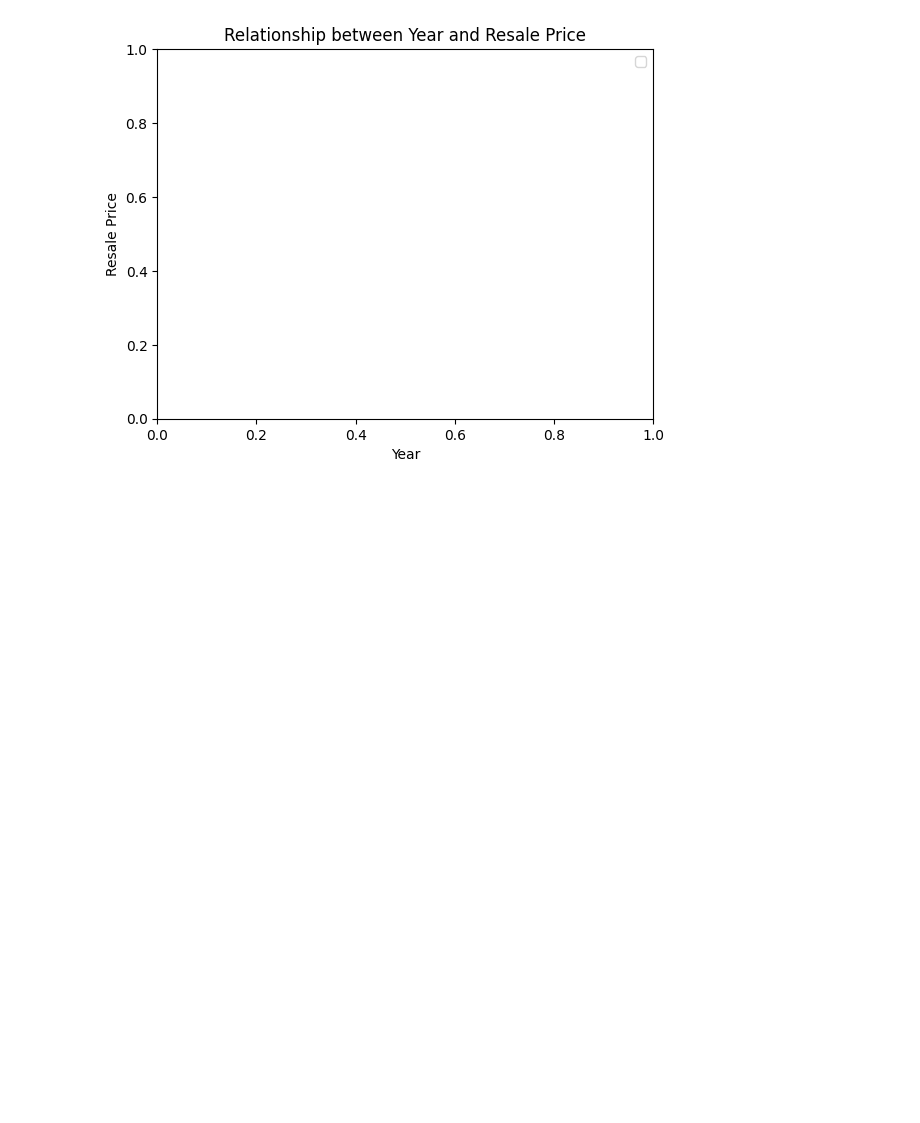
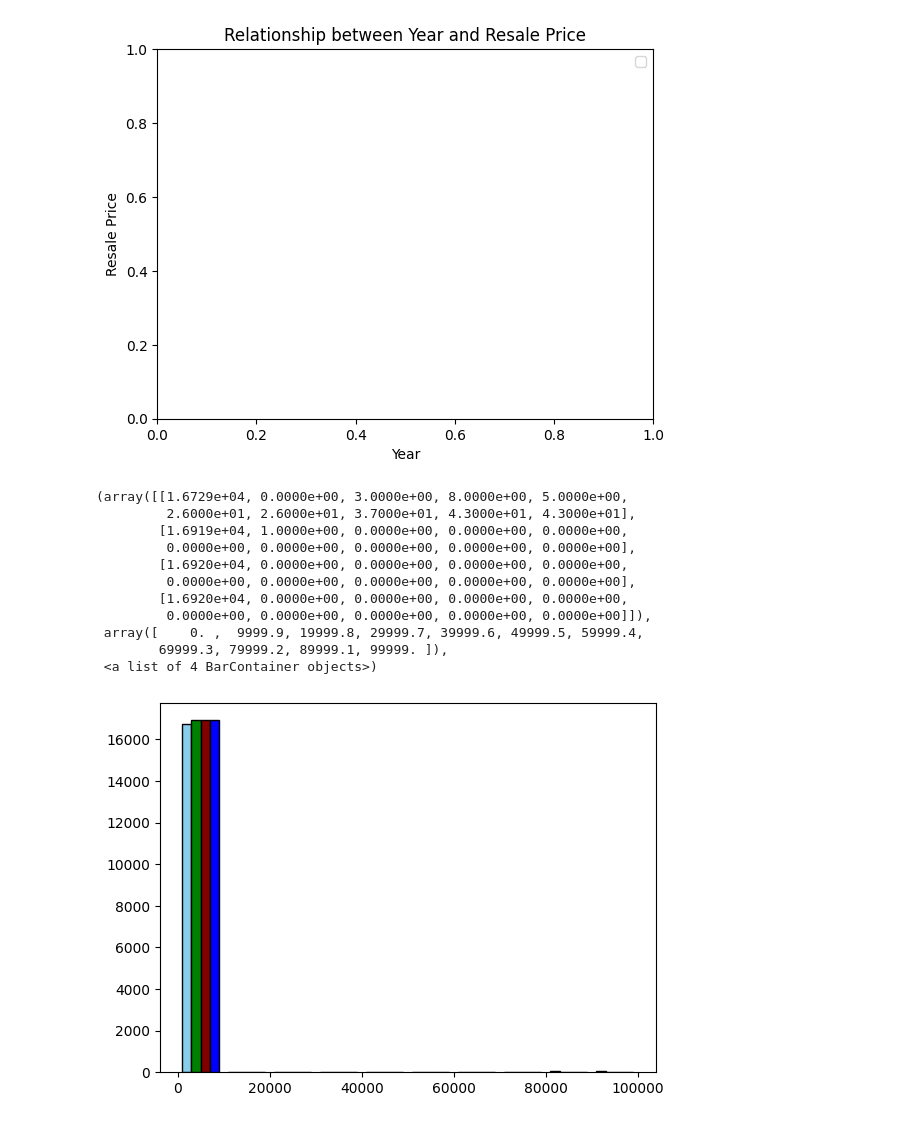
Before and after one commit to ianmuchai/Car_Resale_Data-Data_Science_Project, a Jupyter notebook: New_Car_Resale_Dataset_Rerun.ipynb, the cells around one changed output. Cells and saved outputs as stored; diff of their text form; code cells hidden in the pictures; blank space fills up the shorter version.

```diff
--- a/New_Car_Resale_Dataset_Rerun.ipynb
+++ b/New_Car_Resale_Dataset_Rerun.ipynb
@@ -304,3 +301,18 @@ plt.legend(['Resale Price']) # Adding labels and a legend
 [figure]
 # %%
 plt.show()
+# %%
+plt.hist([data['resale_price'], data['mileage'], data['car_age'], data['engine_capacity']], bins=10, color=['skyblue', 'green', 'maroon', 'blue'], edgecolor='black')
+# %% [output]
+(array([[1.6729e+04, 0.0000e+00, 3.0000e+00, 8.0000e+00, 5.0000e+00,
+         2.6000e+01, 2.6000e+01, 3.7000e+01, 4.3000e+01, 4.3000e+01],
+        [1.6919e+04, 1.0000e+00, 0.0000e+00, 0.0000e+00, 0.0000e+00,
+         0.0000e+00, 0.0000e+00, 0.0000e+00, 0.0000e+00, 0.0000e+00],
+        [1.6920e+04, 0.0000e+00, 0.0000e+00, 0.0000e+00, 0.0000e+00,
+         0.0000e+00, 0.0000e+00, 0.0000e+00, 0.0000e+00, 0.0000e+00],
+        [1.6920e+04, 0.0000e+00, 0.0000e+00, 0.0000e+00, 0.0000e+00,
+         0.0000e+00, 0.0000e+00, 0.0000e+00, 0.0000e+00, 0.0000e+00]]),
+ array([    0. ,  9999.9, 19999.8, 29999.7, 39999.6, 49999.5, 59999.4,
+        69999.3, 79999.2, 89999.1, 99999. ]),
+ <a list of 4 BarContainer objects>)
+[figure, added]
```
Also changed, not shown: parts of 7 cells of this notebook.
